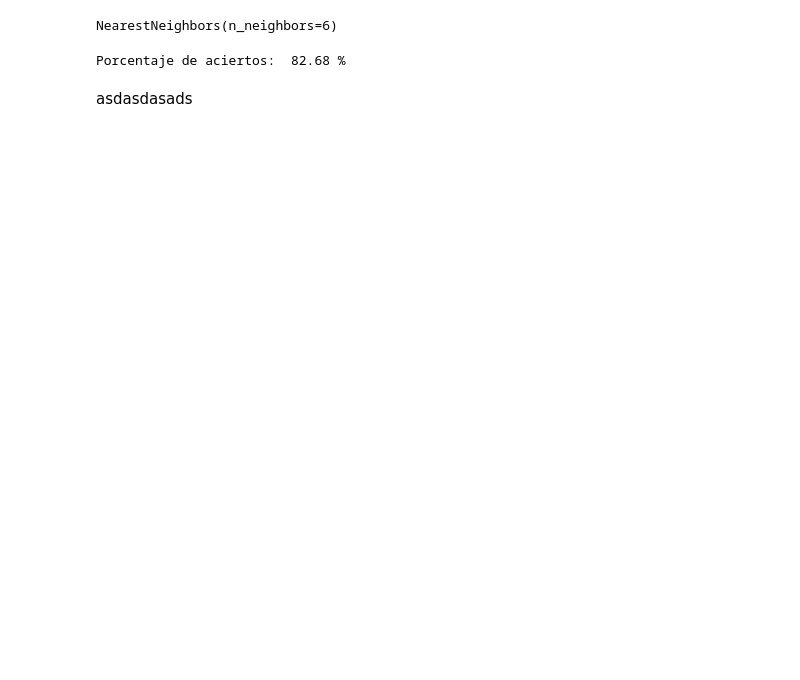
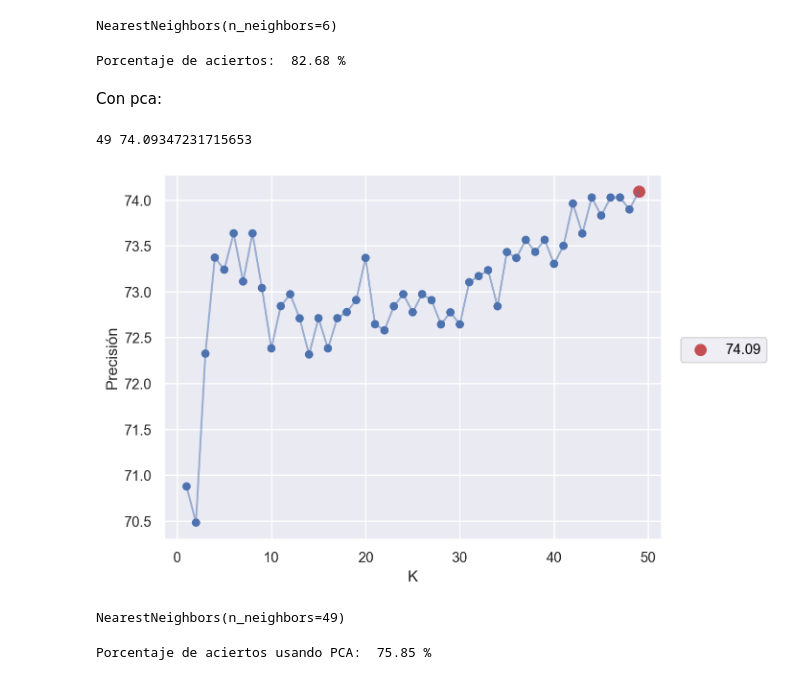
Before and after one commit to maubosc/tp_footballanalytics, a Jupyter notebook: TP_2.ipynb, the cells around one changed output. Cells and saved outputs as stored; diff of their text form; code cells hidden in the pictures; blank space fills up the shorter version.

```diff
--- a/TP_2.ipynb
+++ b/TP_2.ipynb
@@ -218,40 +218,53 @@ print('Porcentaje de aciertos: ', np.round(pc_aciertos, 2), '%')
 # %% [output]
 Porcentaje de aciertos:  82.68 %
 # %% [markdown]
-asdasdasads
+Con pca:
+# %%
+pca_clasif = pd.DataFrame(Z)
+pca_clasif.insert(0, 'Pos_filt', df['Pos_filt'])
+pca_clasif_y = pca_clasif['Pos_filt']
+pca_clasif_X = pca_clasif.drop('Pos_filt', axis=1)
 # %%
-X_train, X_test, y_train, y_test = train_test_split(data_clasif_X, data_clasif_y, test_size=0.2, random_state=33)
+X_train_pca, X_test_pca, y_train_pca, y_test_pca = train_test_split(pca_clasif_X, pca_clasif_y, test_size=0.2, random_state=33)
 # %%
 precision = []
 for num in range(1, 50):
     knn = KNeighborsClassifier(n_neighbors = num)
-    pre = cross_val_score(knn, X_train, y_train, cv = 20)
+    pre = cross_val_score(knn, X_train_pca, y_train_pca, cv = 20)
     precision.append(pre.mean()*100)
 # %%
 k = np.argmax(precision) + 1
 print(k, np.max(precision))
+# %% [output]
+49 74.09347231715653
 # %%
 (
     so.Plot()
     .add(so.Line(alpha= 0.5), x = range(1,50), y = precision)
     .add(so.Dot(), x = range(1,50), y = precision)
-    .add(so.Dot(color = 'r', pointsize= 9), x = [k], y = [precision[k-1]], label= 'Máximo ≈ 82.78')
+    .add(so.Dot(color = 'r', pointsize= 9), x = [k], y = [precision[k-1]], label=  np.round(np.max(precision),2).astype(str))
     .label(x = 'K', y = 'Precisión')
 )
+# %% [output]
+[figure, added]
 # %%
 neighbors = NearestNeighbors(n_neighbors=k)
-neighbors.fit(X_train)
+neighbors.fit(X_train_pca)
+# %% [output]
+NearestNeighbors(n_neighbors=49)
 # %%
-posiciones = y_train
+posiciones = y_train_pca
 
-X_test.index
+X_test_pca.index
 aciertos = 0
 for ind in X_test.index:
-    distancias, indices = neighbors.kneighbors(X_test.loc[[ind]])
+    distancias, indices = neighbors.kneighbors(X_test_pca.loc[[ind]])
     votos = posiciones.iloc[indices.flatten()]
-    if mode(votos) == data_clasif.iloc[ind]['Pos_filt']:
+    if mode(votos) == pca_clasif.iloc[ind]['Pos_filt']:
         aciertos +=1
 
-pc_aciertos = (aciertos / X_test.index.shape[0])*100
+pc_aciertos = (aciertos / X_test_pca.index.shape[0])*100
 
-print('Porcentaje de aciertos: ', np.round(pc_aciertos, 2), '%')
+print('Porcentaje de aciertos usando PCA: ', np.round(pc_aciertos, 2), '%')
+# %% [output]
+Porcentaje de aciertos usando PCA:  75.85 %
```
Also changed, not shown: parts of 7 cells of this notebook.
